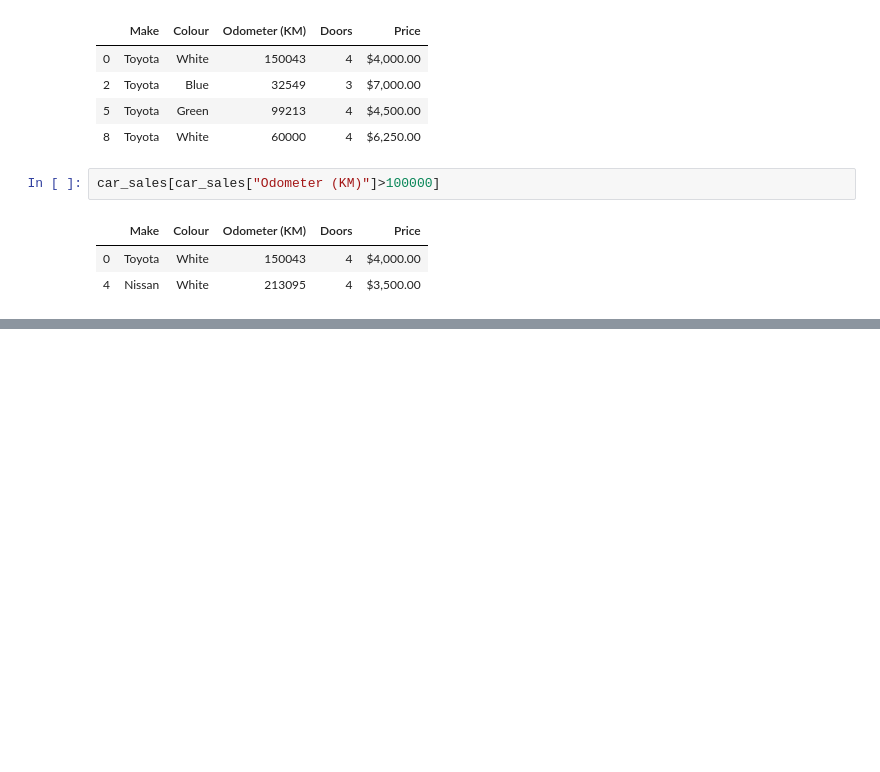
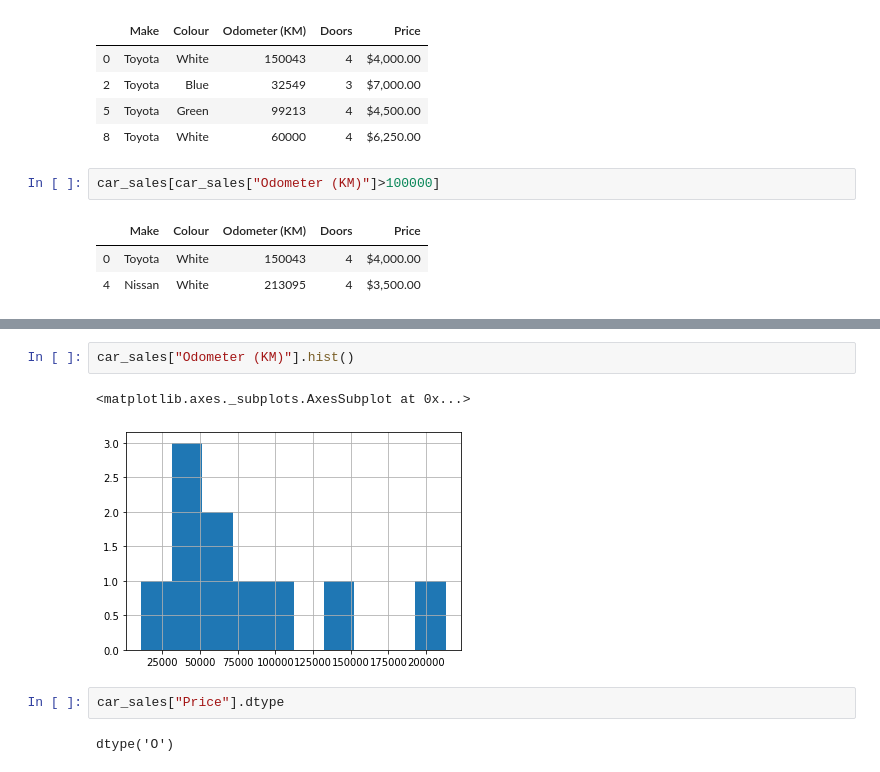
Before and after one commit to UlisesJuarez/Machine-learning-Introduction, a Jupyter notebook: Pandas Data analysis/Introduction to pandas.ipynb, the cells around one changed output, grey strips where cells are left out. Cells and saved outputs as stored; diff of their text form; blank space fills up the shorter version.

```diff
--- a/Pandas Data analysis/Introduction to pandas.ipynb
+++ b/Pandas Data analysis/Introduction to pandas.ipynb
@@ -335,0 +375,9 @@ car_sales[car_sales["Odometer (KM)"]>100000]
+# %%
+car_sales["Odometer (KM)"].hist()
+# %% [output]
+<matplotlib.axes._subplots.AxesSubplot at 0x...>
+[figure, added]
+# %%
+car_sales["Price"].dtype
+# %% [output]
+dtype('O')
```
Also changed, not shown: parts of 9 cells of this notebook.
